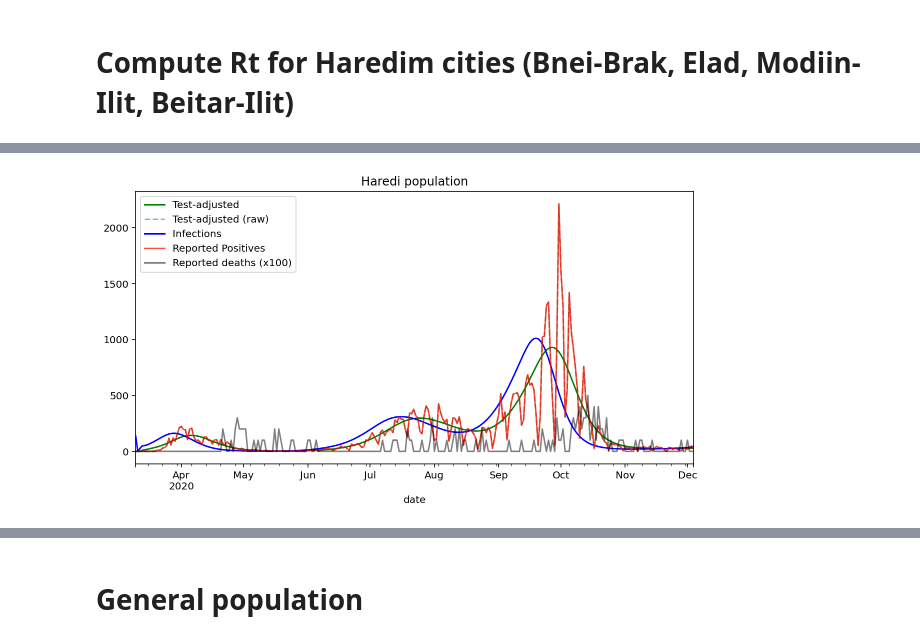
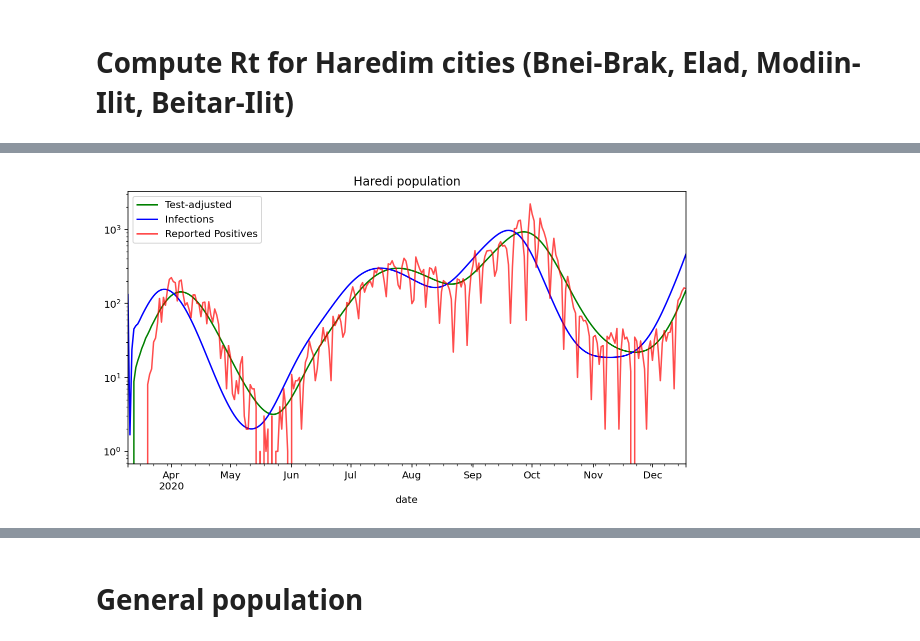
Before and after one commit to asafpr/covid-model, a Jupyter notebook: notebooks/rtlive-orthodox-Israel.ipynb, the cells around one changed output, grey strips where cells are left out. Drawn from its saved outputs; the diff is of its cells as text; code cells hidden in the pictures.

```diff
--- a/notebooks/rtlive-orthodox-Israel.ipynb
+++ b/notebooks/rtlive-orthodox-Israel.ipynb
@@ -37,19 +37,20 @@ Sampling 4 chains for 700 tune and 200 draw iterations (2_800 + 800 draws total)
 # %%
 resultbb = summarize_inference_data(gmbb.inference_data)
 
 fig, ax = plt.subplots(figsize=(10,5))
 ax.set_title("Haredi population")
 resultbb.test_adjusted_positive.plot(c="g", label="Test-adjusted")
-resultbb.test_adjusted_positive_raw.plot(c="g", alpha=.5, label="Test-adjusted (raw)", style="--")
+#resultbb.test_adjusted_positive_raw.plot(c="g", alpha=.5, label="Test-adjusted (raw)", style="--")
 resultbb.infections.plot(c="b", label="Infections")
 gmbb.observed.positive.plot(c='r', alpha=.7, label="Reported Positives")
-d = gmbb.observed.deaths * 100
-d.plot(c='k', alpha=0.5, label="Reported deaths (x100)")
+#d = gmbb.observed.deaths * 100
+#d.plot(c='k', alpha=0.5, label="Reported deaths (x100)")
 fig.set_facecolor('w')
+plt.yscale("log")
 ax.legend();
 # %% [output]
 [interactive output not drawn]
-[figure, old version]
+[figure, new version]
 # %%
 fig, ax = plt.subplots(figsize=(10,5))
 
```
Also changed, not shown: parts of 16 cells of this notebook, 7 other files.
